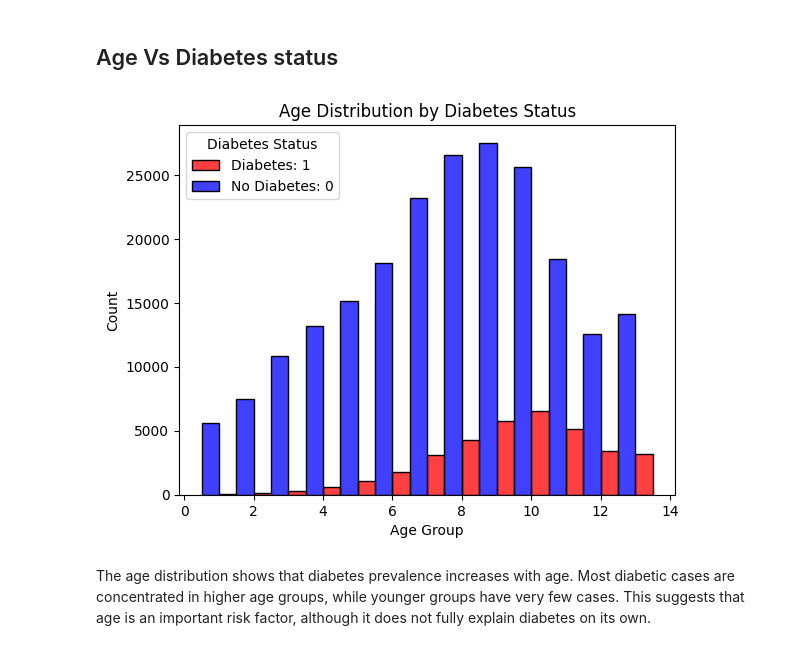
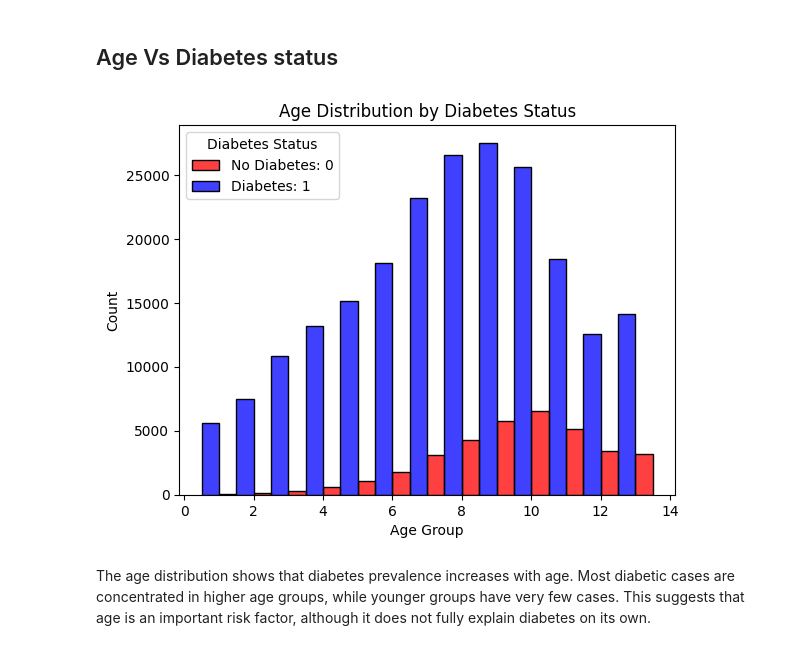
Before and after one commit to dtn2/BIFX546_diabetes-indicators, a Jupyter notebook: notebooks/EDA_diabetes_indicators.ipynb, the cells around one changed output. Cells and saved outputs as stored; diff of their text form; code cells hidden in the pictures.

```diff
--- a/notebooks/EDA_diabetes_indicators.ipynb
+++ b/notebooks/EDA_diabetes_indicators.ipynb
@@ -109,0 +42,16 @@ Path to dataset files: /kaggle/input/diabetes-health-indicators-dataset
+# %%
+# Data Loading: The dataset is loaded from a public GitHub repository to ensure reproducibility.
+# If the GitHub source is unavailable, the code automatically falls back to downloading the dataset from Kaggle.
+
+try:
+    df = pd.read_csv("https://raw.githubusercontent.com/dtn2/BIFX546_diabetes-indicators/main/data/diabetes_binary_health_indicators_BRFSS2015.csv")
+    print("Loaded from GitHub")
+except:
+    import kagglehub
+    path = kagglehub.dataset_download("alexteboul/diabetes-health-indicators-dataset")
+    df = pd.read_csv(path + "/diabetes_binary_health_indicators_BRFSS2015.csv")
+    print("Loaded from Kaggle")
+
+# Preview
+print(df.shape)
+df.head()
@@ -347,24 +341,21 @@ The boxplot shows that individuals with diabetes have a higher median BMI and a
 # %% [markdown]
 ## Age Vs Diabetes status
 # %%
-import seaborn as sns
-import matplotlib.pyplot as plt
-
 sns.histplot(
     data=df,
     x="Age",
     hue="Diabetes_binary",
     bins=13,
     palette={0: "blue", 1: "red"},
     multiple="dodge"   # separates bars instead of overlapping
 )
 
 plt.title("Age Distribution by Diabetes Status")
 plt.xlabel("Age Group")
 plt.ylabel("Count")
-plt.legend(title="Diabetes Status", labels=["Diabetes: 1", "No Diabetes: 0"])
+plt.legend(title="Diabetes Status", labels=["No Diabetes: 0", "Diabetes: 1"])
 plt.show()
 # %% [output]
-[figure, old version]
+[figure, new version]
 # %% [markdown]
 The age distribution shows that diabetes prevalence increases with age. Most diabetic cases are concentrated in higher age groups, while younger groups have very few cases. This suggests that age is an important risk factor, although it does not fully explain diabetes on its own.
```
Also changed, not shown: parts of 34 cells of this notebook.
